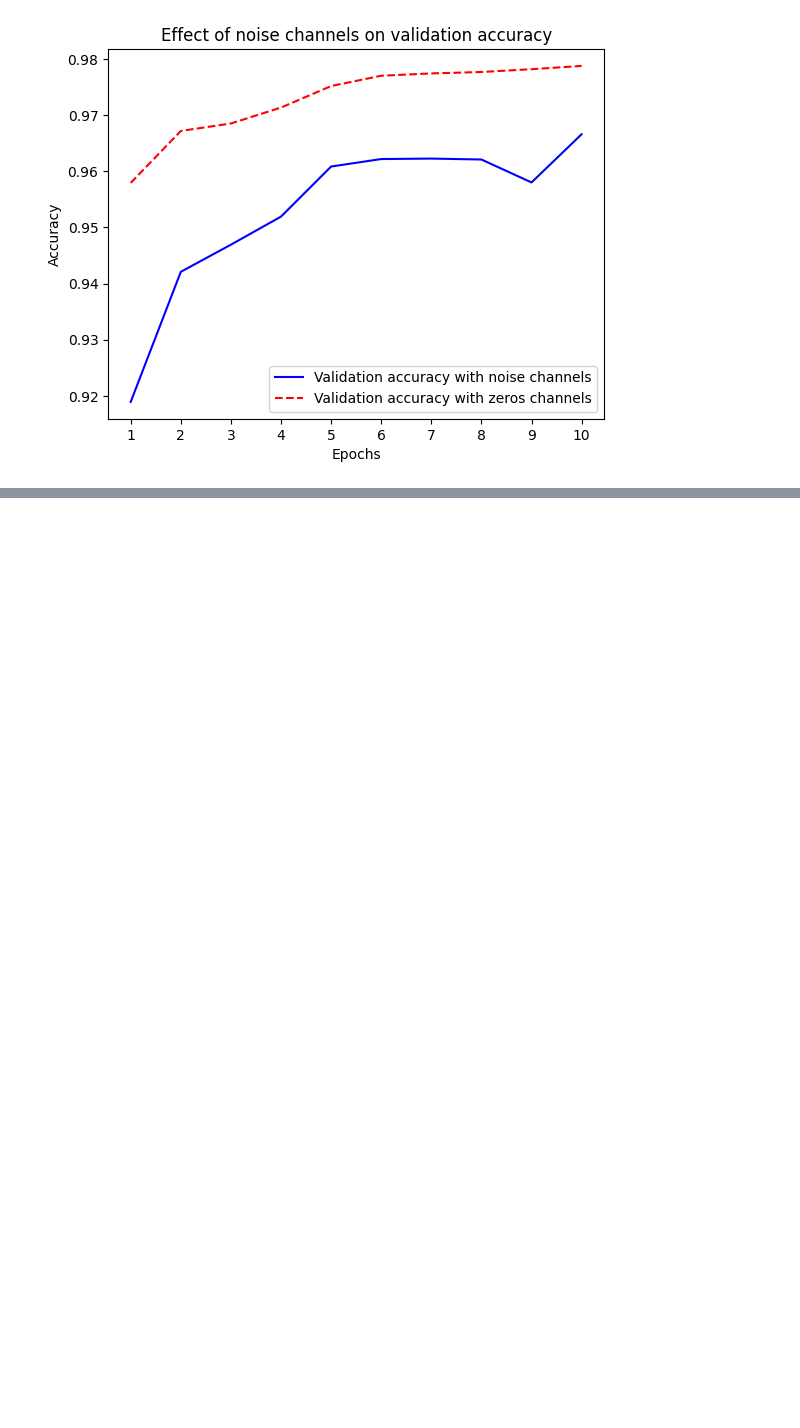
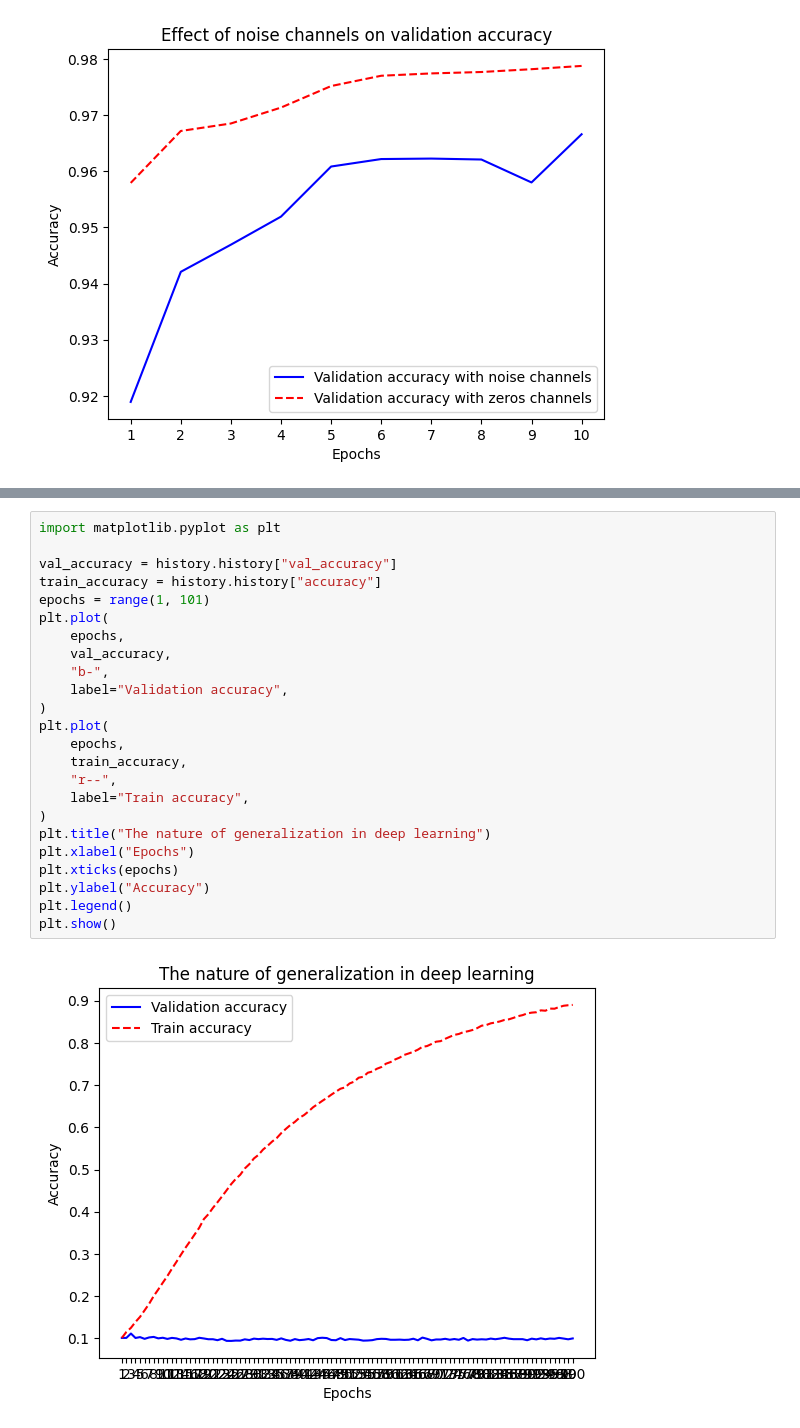
Before and after one commit to devflash101/POC, a Jupyter notebook: Deep Learning/chapter05_fundamentals-of-ml.ipynb, the cells around one changed output, grey strips where cells are left out. Drawn from its saved outputs; the diff is of its cells as text; blank space fills up the shorter version.

Commit message:
The nature of generalization in deep learning
Co-authored-by: steffencrespo <leosteffen84@gmail.com>

```diff
--- a/Deep Learning/chapter05_fundamentals-of-ml.ipynb
+++ b/Deep Learning/chapter05_fundamentals-of-ml.ipynb
@@ -103,0 +154,26 @@ plt.show()
+# %%
+import matplotlib.pyplot as plt
+
+val_accuracy = history.history["val_accuracy"]
+train_accuracy = history.history["accuracy"]
+epochs = range(1, 101)
+plt.plot(
+    epochs,
+    val_accuracy,
+    "b-",
+    label="Validation accuracy",
+)
+plt.plot(
+    epochs,
+    train_accuracy,
+    "r--",
+    label="Train accuracy",
+)
+plt.title("The nature of generalization in deep learning")
+plt.xlabel("Epochs")
+plt.xticks(epochs)
+plt.ylabel("Accuracy")
+plt.legend()
+plt.show()
+# %% [output]
+[figure, added]
```
Also changed, not shown: parts of 2 cells of this notebook.
